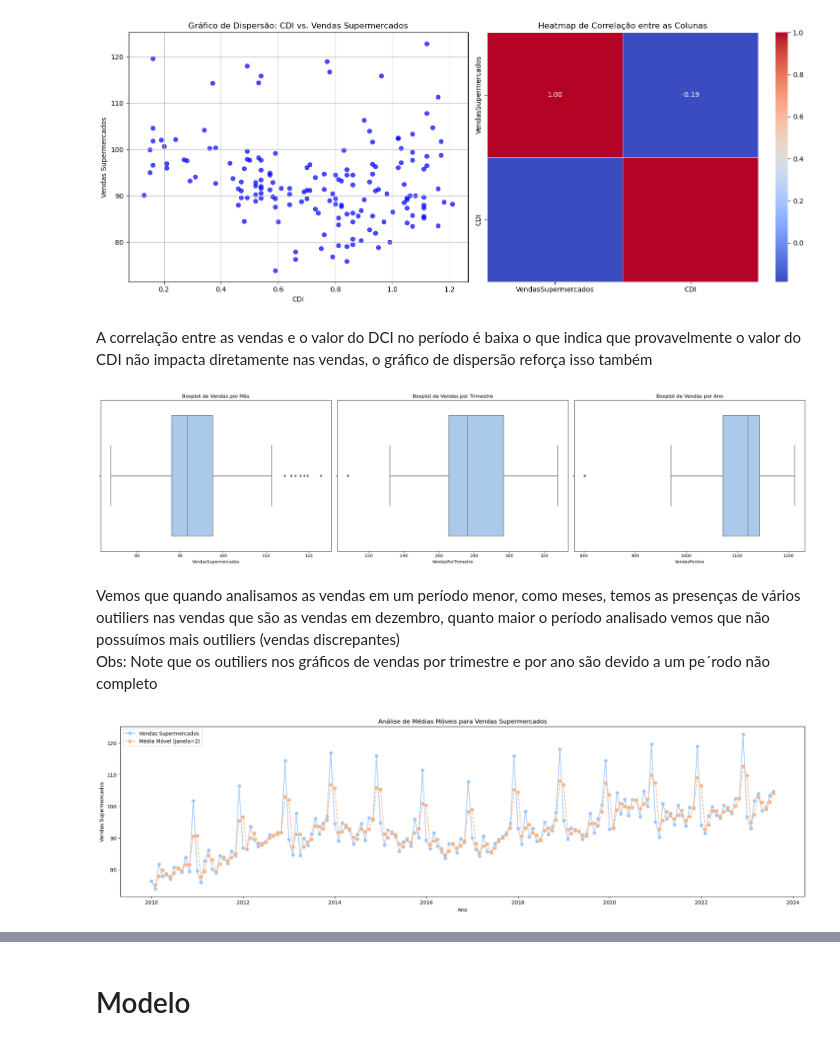
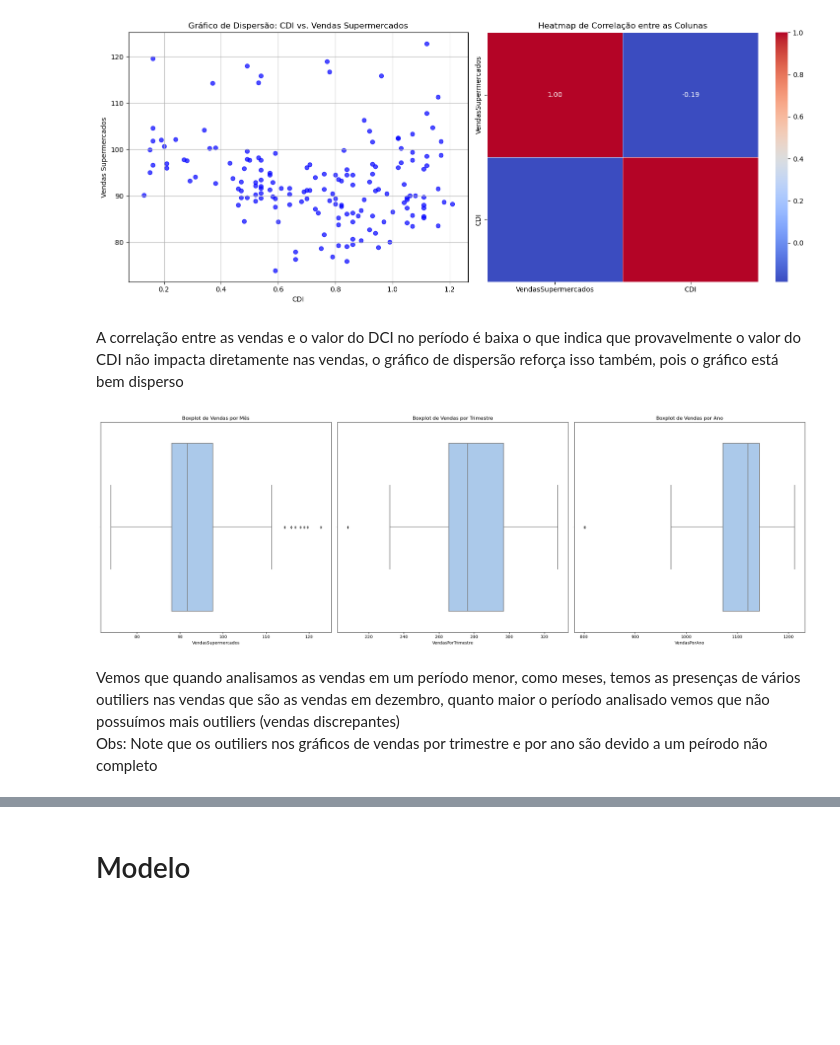
Before and after one commit to leonardoccarv/VendasDeSupermercados, a Jupyter notebook: notebook.ipynb, the cells around one changed output, grey strips where cells are left out. Drawn from its saved outputs; the diff is of its cells as text; code cells hidden in the pictures; blank space fills up the shorter version.

```diff
--- a/notebook.ipynb
+++ b/notebook.ipynb
@@ -341,45 +428,29 @@ plt.show()
 # %% [output]
 [figure]
 # %% [markdown]
-A correlação entre as vendas e o valor do DCI no período é baixa o que indica que provavelmente o valor do CDI não impacta diretamente nas vendas, o gráfico de dispersão reforça isso também
+A correlação entre as vendas e o valor do DCI no período é baixa o que indica que provavelmente o valor do CDI não impacta diretamente nas vendas, o gráfico de dispersão reforça isso também, pois o gráfico está bem disperso
 # %%
-plt.figure(figsize=(24, 6))
+plt.figure(figsize=(24, 8))
 
 # Boxplot por mês
 plt.subplot(1, 3, 1)
 sns.boxplot(x='VendasSupermercados', data=df, palette='pastel')
 plt.title('Boxplot de Vendas por Mês')
 
 # Boxplot por trimestre
 plt.subplot(1, 3, 2)
 sns.boxplot(x='VendasPorTrimestre', data=df, palette='pastel')
 plt.title('Boxplot de Vendas por Trimestre')
 
 # Boxplot por ano
 plt.subplot(1, 3, 3)
 sns.boxplot(x='VendasPorAno', data=df, palette='pastel')
 plt.title('Boxplot de Vendas por Ano')
 
 plt.tight_layout()
 plt.show()
 # %% [output]
-[figure, old version]
+[figure, new version]
 # %% [markdown]
 Vemos que quando analisamos as vendas em um período menor, como meses, temos as presenças de vários outiliers nas vendas que são as vendas em dezembro, quanto maior o período analisado vemos que não possuímos mais outiliers (vendas discrepantes)
-Obs: Note que os outiliers nos gráficos de vendas por trimestre e por ano são devido a um pe´rodo não completo
+Obs: Note que os outiliers nos gráficos de vendas por trimestre e por ano são devido a um peírodo não completo
-# %%
-# Calculando a média móvel para 'VendasSupermercados' com uma janela de 2 períodos
-df['MediaMovel'] = df['VendasSupermercados'].rolling(window=2).mean()
-
-# Plotando o gráfico original e a média móvel
-plt.figure(figsize=(24, 6))
-plt.plot(df['Date'], df['VendasSupermercados'], label='Vendas Supermercados', marker='o')
-plt.plot(df['Date'], df['MediaMovel'], label='Média Móvel (janela=2)', linestyle='--', marker='o')
-
-plt.title('Análise de Médias Móveis para Vendas Supermercados')
-plt.xlabel('Ano')
-plt.ylabel('Vendas Supermercados')
-plt.legend()
-plt.show()
-# %% [output]
-[figure, removed]
```
Also changed, not shown: parts of 28 cells of this notebook.
